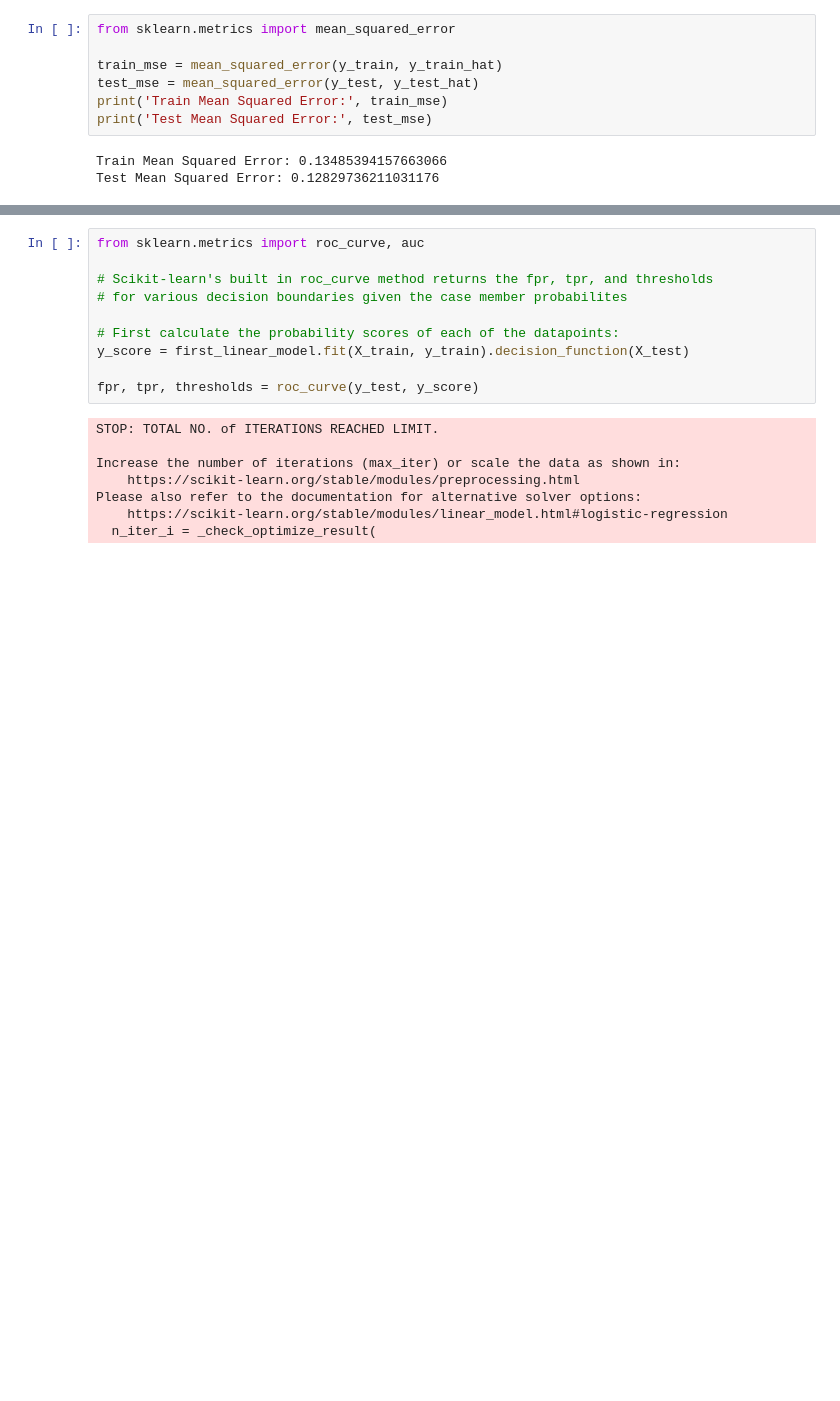
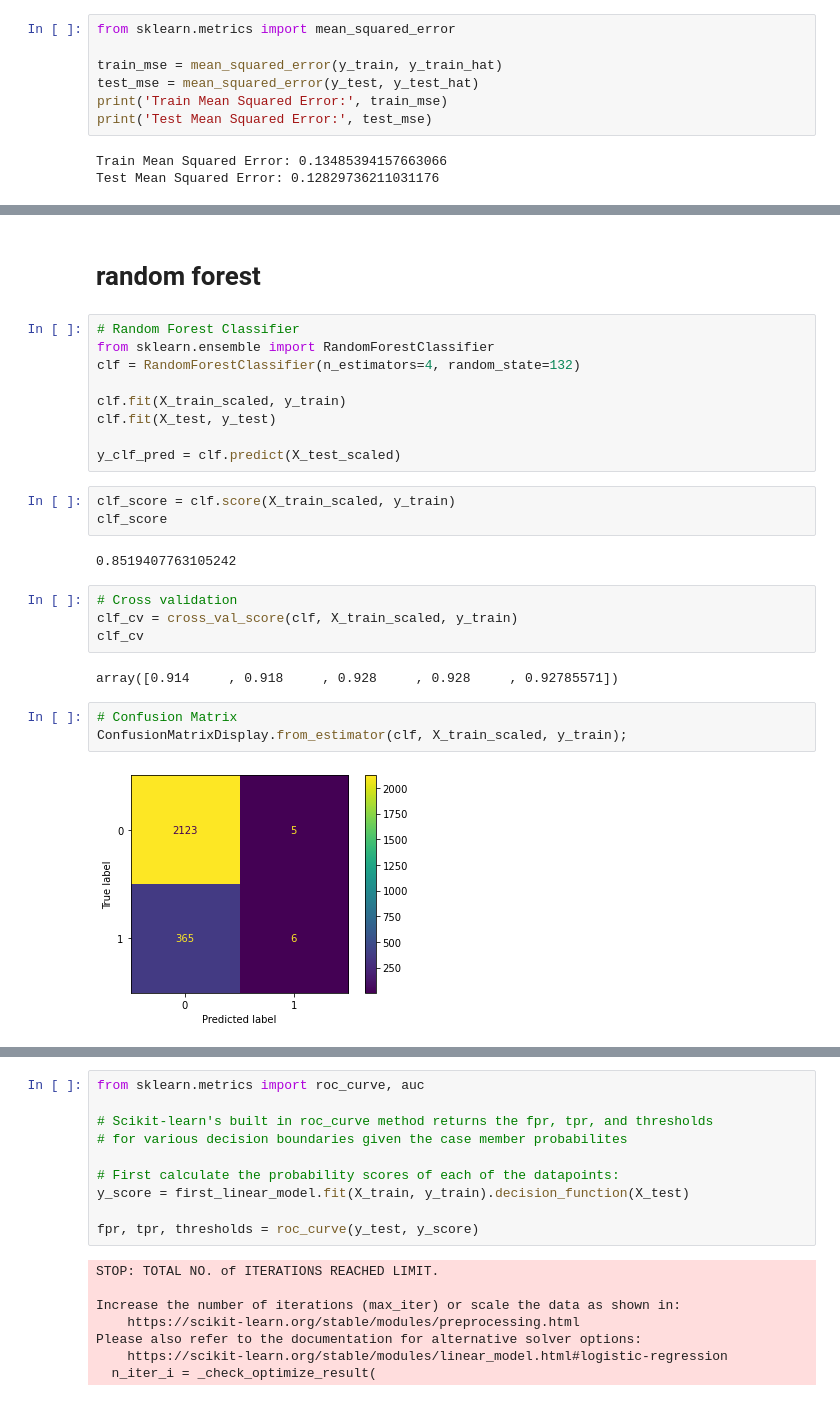
Before and after one commit to williamm243/customer_retention, a Jupyter notebook: customer.ipynb, the cells around one changed output, grey strips where cells are left out. Saved outputs shown, nothing was run; the diff lists cells and outputs as text; blank space fills up the shorter version.

```diff
--- a/customer.ipynb
+++ b/customer.ipynb
@@ -394,0 +488,27 @@ Test Mean Squared Error: 0.12829736211031176
+# %% [markdown]
+# random forest
+# %%
+# Random Forest Classifier
+from sklearn.ensemble import RandomForestClassifier
+clf = RandomForestClassifier(n_estimators=4, random_state=132)
+
+clf.fit(X_train_scaled, y_train)
+clf.fit(X_test, y_test)
+
+y_clf_pred = clf.predict(X_test_scaled)
+# %%
+clf_score = clf.score(X_train_scaled, y_train)
+clf_score
+# %% [output]
+0.8519407763105242
+# %%
+# Cross validation
+clf_cv = cross_val_score(clf, X_train_scaled, y_train)
+clf_cv
+# %% [output]
+array([0.914     , 0.918     , 0.928     , 0.928     , 0.92785571])
+# %%
+# Confusion Matrix
+ConfusionMatrixDisplay.from_estimator(clf, X_train_scaled, y_train);
+# %% [output]
+[figure, added]
```
Also changed, not shown: parts of 12 cells of this notebook, 1 other file.
